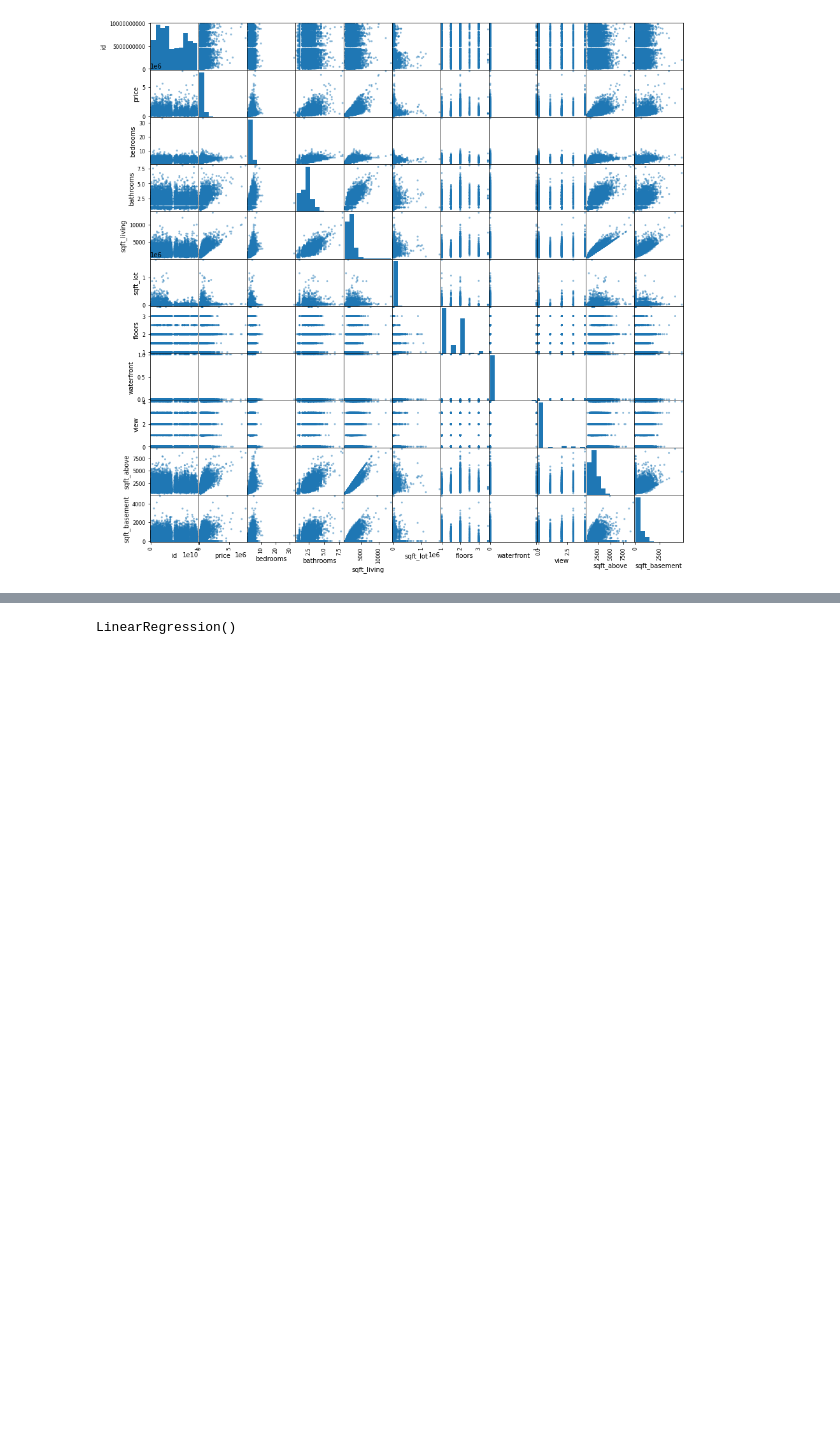
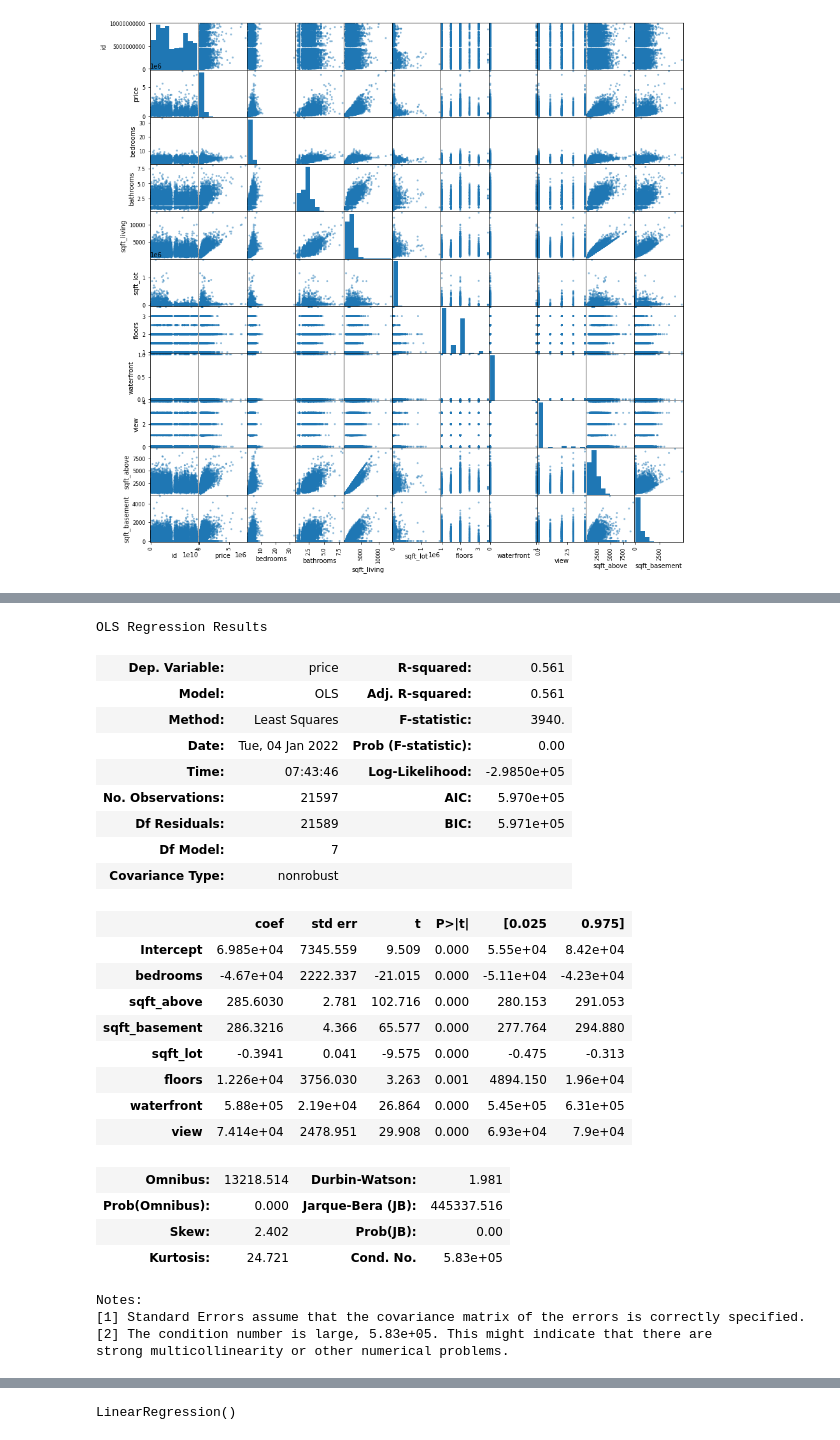
Before and after one commit to hannah-schurman/dsc-phase2-project, a Jupyter notebook: project-hannah.ipynb, the cells around one changed output, grey strips where cells are left out. Drawn from its saved outputs; the diff is of its cells as text; code cells hidden in the pictures; blank space fills up the shorter version.

```diff
--- a/project-hannah.ipynb
+++ b/project-hannah.ipynb
@@ -478,0 +484,31 @@ strong multicollinearity or other numerical problems.
+# %%
+model = regression_model('price', cols, df)
+model.summary()
+# %% [output]
+OLS Regression Results
+| Dep. Variable: | price | R-squared: | 0.561 |
+| Model: | OLS | Adj. R-squared: | 0.561 |
+| Method: | Least Squares | F-statistic: | 3940. |
+| Date: | Tue, 04 Jan 2022 | Prob (F-statistic): | 0.00 |
+| Time: | 07:43:46 | Log-Likelihood: | -2.9850e+05 |
+| No. Observations: | 21597 | AIC: | 5.970e+05 |
+| Df Residuals: | 21589 | BIC: | 5.971e+05 |
+| Df Model: | 7 |  |  |
+| Covariance Type: | nonrobust |  |  |
+|  | coef | std err | t | P>|t| | [0.025 | 0.975] |
+| Intercept | 6.985e+04 | 7345.559 | 9.509 | 0.000 | 5.55e+04 | 8.42e+04 |
+| bedrooms | -4.67e+04 | 2222.337 | -21.015 | 0.000 | -5.11e+04 | -4.23e+04 |
+| sqft_above | 285.6030 | 2.781 | 102.716 | 0.000 | 280.153 | 291.053 |
+| sqft_basement | 286.3216 | 4.366 | 65.577 | 0.000 | 277.764 | 294.880 |
+| sqft_lot | -0.3941 | 0.041 | -9.575 | 0.000 | -0.475 | -0.313 |
+| floors | 1.226e+04 | 3756.030 | 3.263 | 0.001 | 4894.150 | 1.96e+04 |
+| waterfront | 5.88e+05 | 2.19e+04 | 26.864 | 0.000 | 5.45e+05 | 6.31e+05 |
+| view | 7.414e+04 | 2478.951 | 29.908 | 0.000 | 6.93e+04 | 7.9e+04 |
+| Omnibus: | 13218.514 | Durbin-Watson: | 1.981 |
+| Prob(Omnibus): | 0.000 | Jarque-Bera (JB): | 445337.516 |
+| Skew: | 2.402 | Prob(JB): | 0.00 |
+| Kurtosis: | 24.721 | Cond. No. | 5.83e+05 |
+Notes:
+[1] Standard Errors assume that the covariance matrix of the errors is correctly specified.
+[2] The condition number is large, 5.83e+05. This might indicate that there are
+strong multicollinearity or other numerical problems.
```
Also changed, not shown: parts of 24 cells of this notebook, 1 other file.
